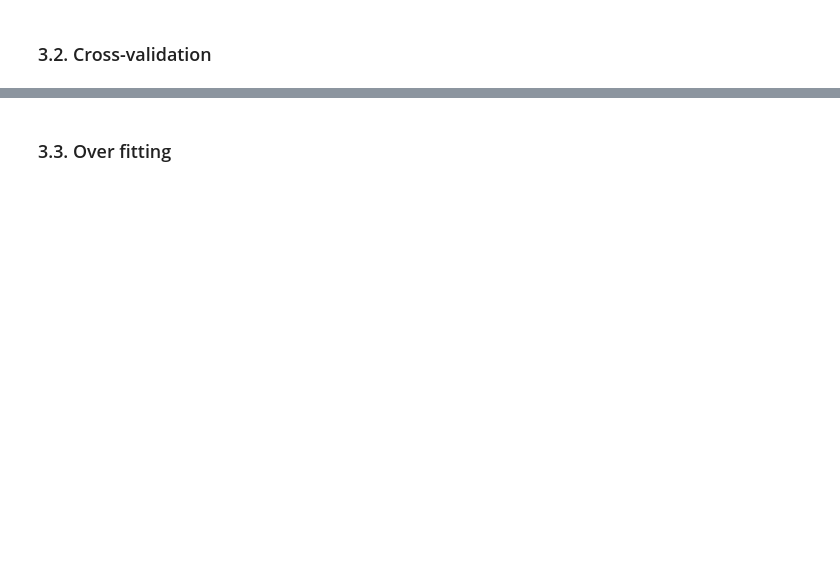
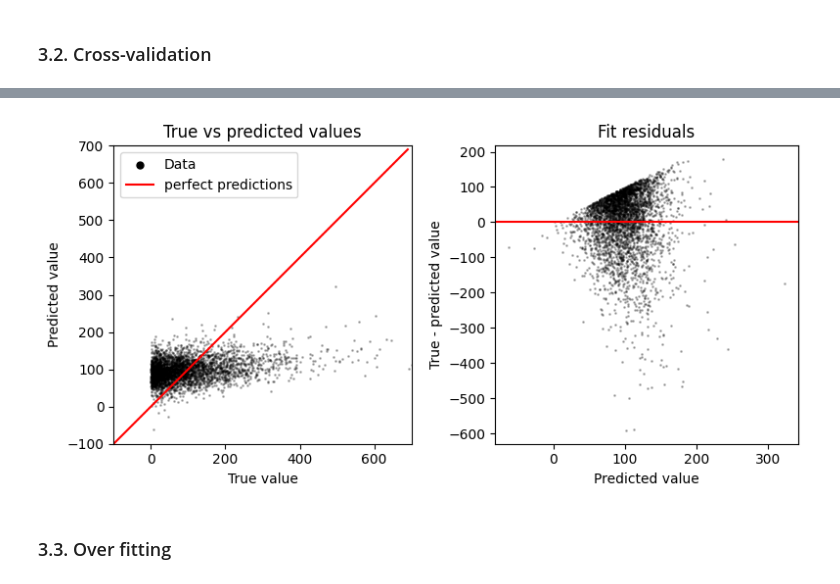
Before and after one commit to kebo0267/AI_ML_Classwork, a Jupyter notebook: class_demo/Lesson_19_demo.ipynb, the cells around one changed output, grey strips where cells are left out. Saved outputs shown, nothing was run; the diff lists cells and outputs as text; code cells hidden in the pictures; blank space fills up the shorter version.

```diff
--- a/class_demo/Lesson_19_demo.ipynb
+++ b/class_demo/Lesson_19_demo.ipynb
@@ -316,3 +294,36 @@ Test RMSE: 119.7
+# %%
+fig, axs = plt.subplots(1,2, figsize=(8,4))
+axs = axs.flatten()
+
+axs[0].set_title('True vs predicted values')
+axs[0].scatter(
+    train_df['distance_to_water'], train_predictions,
+    s=1, alpha=0.25, color='black', label='Data'
+)
+axs[0].plot(
+    list(range(-100, 700, 10)), list(range(-100, 700, 10)),
+    color='red', label='perfect predictions'
+)
+axs[0].set_xlabel('True value')
+axs[0].set_ylabel('Predicted value')
+axs[0].set_aspect('equal', adjustable='box')
+axs[0].set_ylim(-100, 700)
+axs[0].set_xlim(-100, 700)
+leg = axs[0].legend(loc='upper left', markerscale=5)
+leg.legend_handles[0].set_alpha(1)
+
+axs[1].set_title('Fit residuals')
+axs[1].scatter(
+    train_predictions, train_predictions - train_df['distance_to_water'],
+    s=1, alpha=0.25, color='black'
+)
+axs[1].axhline(0, color='red', label='perfect predictions' )
+axs[1].set_xlabel('Predicted value')
+axs[1].set_ylabel('True - predicted value')
+
+fig.tight_layout()
+# %% [output]
+[figure, added]
 # %% [markdown]
 ### 3.3. Over fitting
 # %%
```
Also changed, not shown: parts of 32 cells of this notebook, 9 other files.
